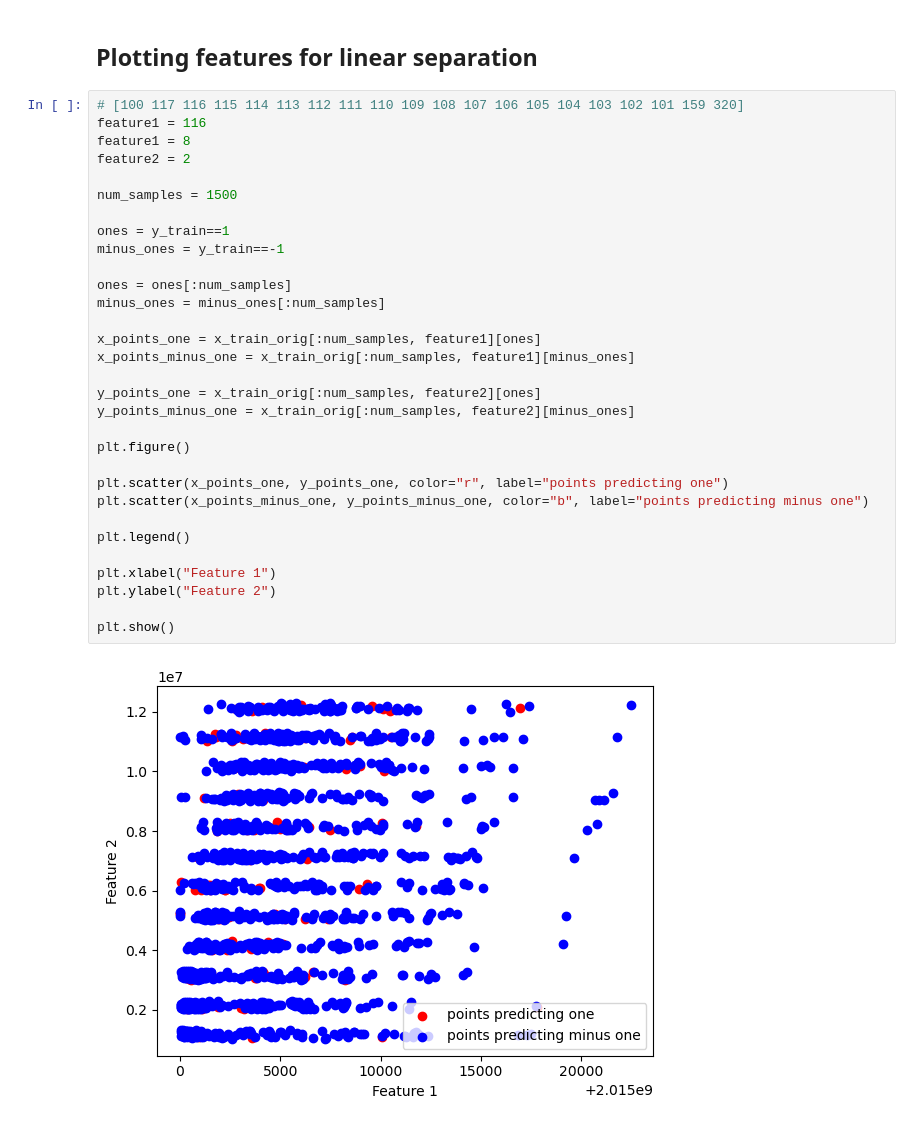
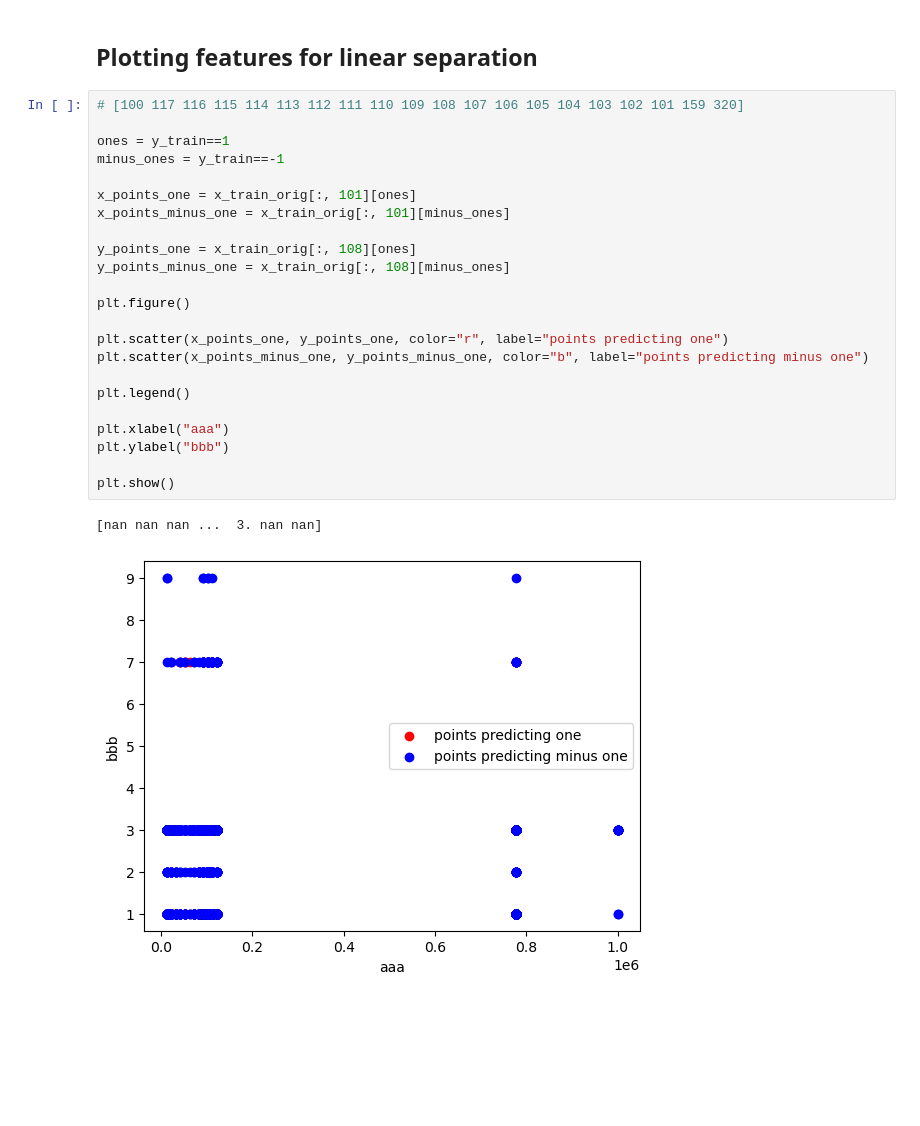
Before and after one commit to thaminmaurer/ML_Project1, a Jupyter notebook: run.ipynb, the cells around one changed output. Saved outputs shown, nothing was run; the diff lists cells and outputs as text; blank space fills up the shorter version.

```diff
--- a/run.ipynb
+++ b/run.ipynb
@@ -561,34 +483,27 @@ plt.show()
 ## Plotting features for linear separation
 # %%
 # [100 117 116 115 114 113 112 111 110 109 108 107 106 105 104 103 102 101 159 320]
-feature1 = 116
-feature1 = 8
-feature2 = 2
-
-num_samples = 1500
 
 ones = y_train==1
 minus_ones = y_train==-1
 
-ones = ones[:num_samples]
-minus_ones = minus_ones[:num_samples]
+x_points_one = x_train_orig[:, 101][ones]
+x_points_minus_one = x_train_orig[:, 101][minus_ones]
 
-x_points_one = x_train_orig[:num_samples, feature1][ones]
-x_points_minus_one = x_train_orig[:num_samples, feature1][minus_ones]
-
-y_points_one = x_train_orig[:num_samples, feature2][ones]
-y_points_minus_one = x_train_orig[:num_samples, feature2][minus_ones]
+y_points_one = x_train_orig[:, 108][ones]
+y_points_minus_one = x_train_orig[:, 108][minus_ones]
 
 plt.figure()
 
 plt.scatter(x_points_one, y_points_one, color="r", label="points predicting one")
 plt.scatter(x_points_minus_one, y_points_minus_one, color="b", label="points predicting minus one")
 
 plt.legend()
 
-plt.xlabel("Feature 1")
-plt.ylabel("Feature 2")
+plt.xlabel("aaa")
+plt.ylabel("bbb")
 
 plt.show()
 # %% [output]
+[nan nan nan ...  3. nan nan]
-[figure, old version]
+[figure, new version]
```
Also changed, not shown: parts of 9 cells of this notebook, 4 other files.
